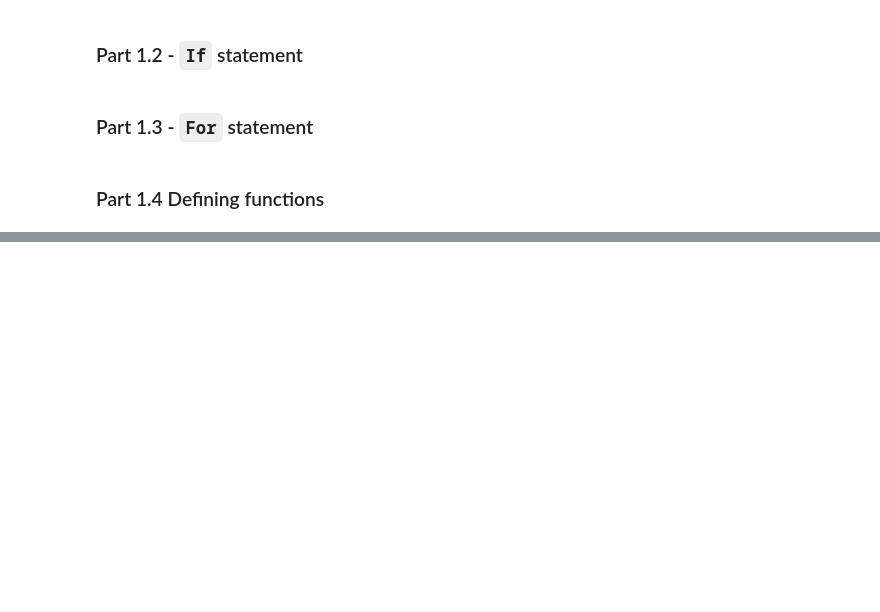
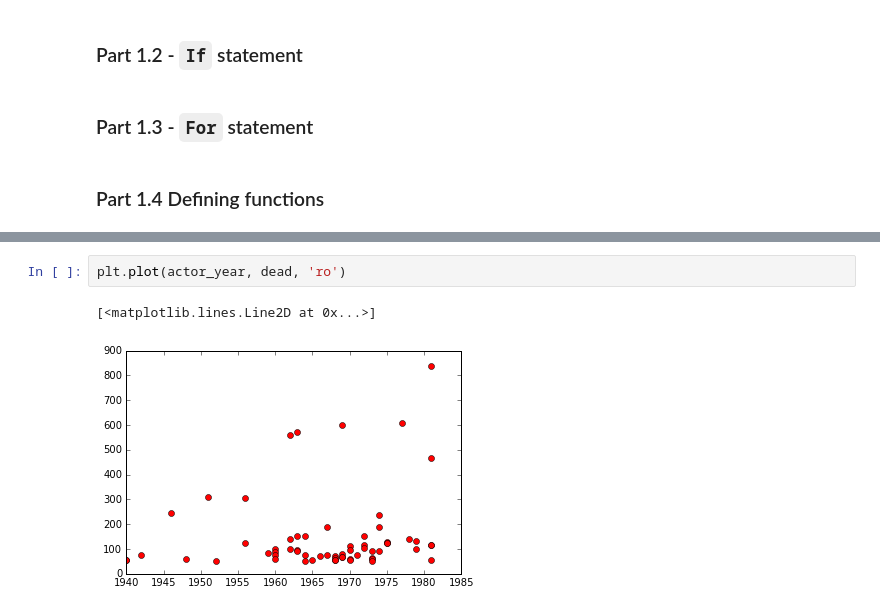
Before and after one commit to diaorch/gwcDemo, a Jupyter notebook: python/20170606.ipynb, the cells around one changed output, grey strips where cells are left out. Cells and saved outputs as stored; diff of their text form; blank space fills up the shorter version.

```diff
--- a/python/20170606.ipynb
+++ b/python/20170606.ipynb
@@ -57,0 +112,5 @@ day['Wed']
+# %%
+plt.plot(actor_year, dead, 'ro')
+# %% [output]
+[<matplotlib.lines.Line2D at 0x...>]
+[figure, added]
```
Also changed, not shown: parts of 10 cells of this notebook, 1 other file.
